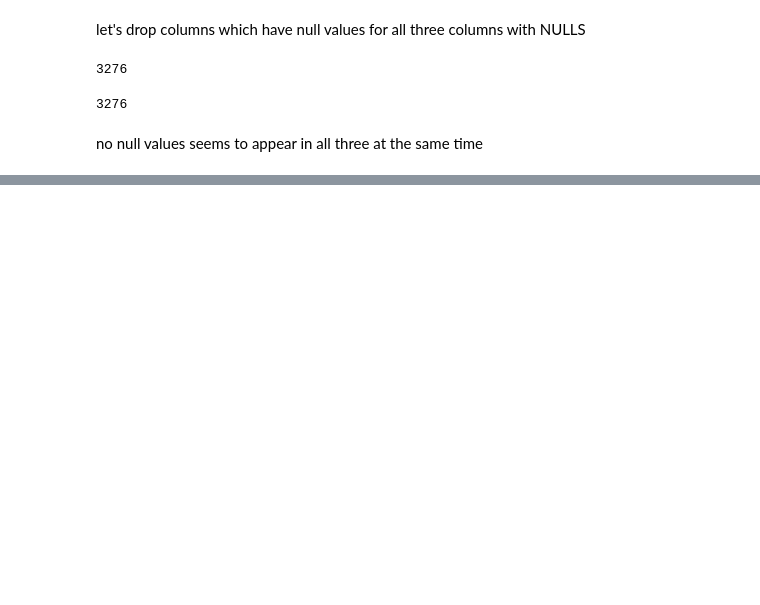
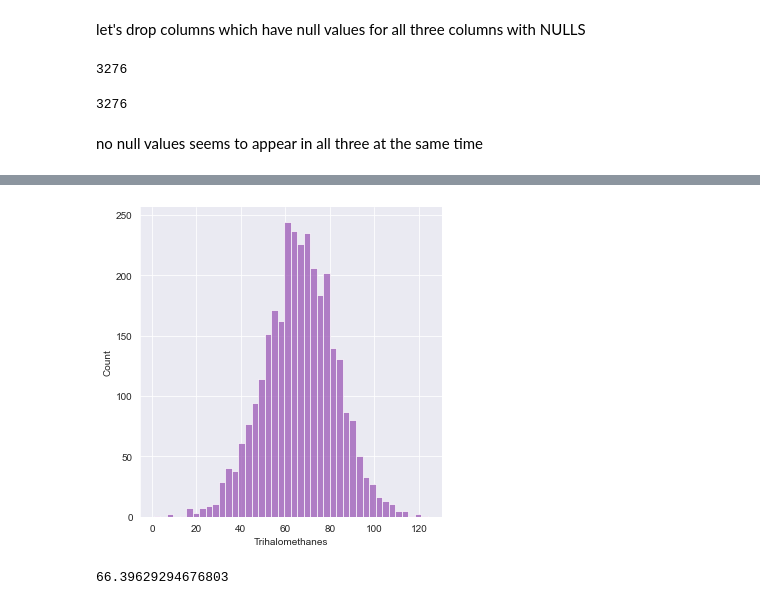
Before and after one commit to mattyjr007/Data-Science-Portfolio, a Jupyter notebook: Water Potability/Water_Potability.ipynb, the cells around one changed output, grey strips where cells are left out. Saved outputs shown, nothing was run; the diff lists cells and outputs as text; code cells hidden in the pictures; blank space fills up the shorter version.

Commit message:
fill missing trihalomethanes

```diff
--- a/Water Potability/Water_Potability.ipynb
+++ b/Water Potability/Water_Potability.ipynb
@@ -308,0 +324,8 @@ data_dic('T')
+# %%
+sns.displot(data['Trihalomethanes']);
+# %% [output]
+[figure, added]
+# %%
+data['Trihalomethanes'].mean()
+# %% [output]
+66.39629294676803
```
Also changed, not shown: parts of 15 cells of this notebook.
